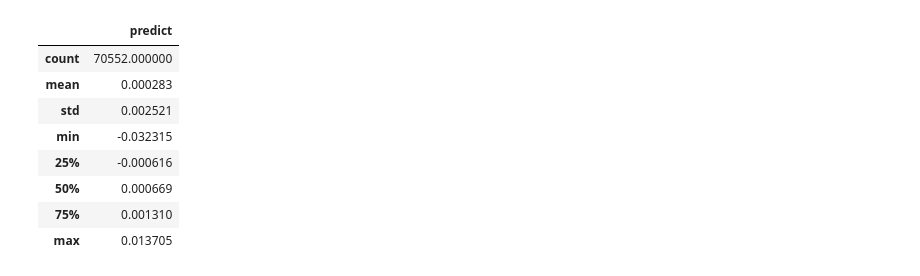
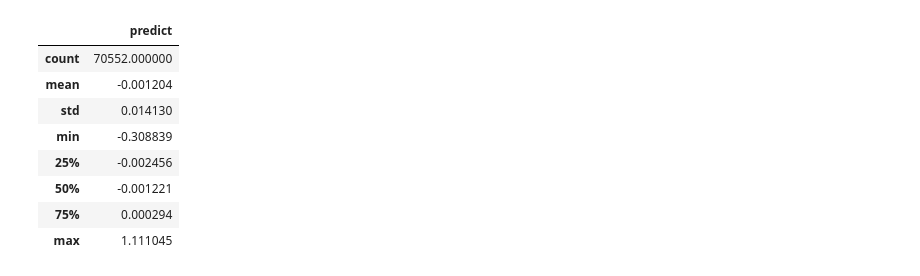
Before and after one commit to HaoningChen/scutquant, a Jupyter notebook: 实践案例/tutorial(dnn).ipynb, the cells around one changed output. Cells and saved outputs as stored; diff of their text form; code cells hidden in the pictures.

```diff
--- a/实践案例/tutorial(dnn).ipynb
+++ b/实践案例/tutorial(dnn).ipynb
@@ -39,7 +39,8 @@ X.describe()
 # %%
 X_test = X[X.index.isin(df_test.index)]
 X = X[~X.index.isin(df_test.index)]
-x_train, x_valid, y_train, y_valid, ymean, ystd = scutquant.auto_process(X, 'label', groupby='instrument', select=False, orth=False)
+x_train, x_valid, y_train, y_valid, _, __ = scutquant.auto_process(X, 'label', groupby='instrument', datetime='datetime',
+                                                                         select=False, orth=False, label_norm=True)
 x_train.describe()
 # %% [output]
 <class 'pandas.core.frame.DataFrame'>
@@ -71,11 +72,17 @@ all works done
 8 rows × 360 columns
 # %%
+# 手动处理测试集
 X_test = X_test.groupby(['instrument']).fillna(method='ffill').dropna()
 x_test = X_test.copy()
 y_test = x_test.pop('label')
 col = x_train.columns
 x_test = x_test[col]
-x_test = scutquant.zscorenorm(x_test)
+x_test = scutquant.zscorenorm(x_test, x_test.groupby("datetime").mean(), x_test.groupby("datetime").std())
+
+ymean = y_test.groupby("instrument").shift(2).groupby("datetime").mean()
+ystd = y_test.groupby("instrument").shift(2).groupby("datetime").std()
+ymean.fillna(0, inplace=True)
+ystd.fillna(1, inplace=True)
 # %%
 from tensorflow.keras import layers, models, optimizers, metrics, regularizers
 
@@ -83,13 +90,15 @@ rmse = metrics.RootMeanSquaredError(name="rmse")
 model = models.Sequential([
     # 第一层: 相当于将原始数据换了一组基，得到新的360个特征, 每个新特征由所有原始特征的线性函数和一个非线性函数swish()合成
     layers.Dense(360, activation='swish', use_bias=False),
-    # 第二层: # 使用新的数据合成因子, 使用swish函数过滤噪声, 并进行正则化
+    # 第二、三层: # 使用新的数据合成因子, 使用swish函数过滤噪声, 并进行正则化
     layers.Dense(1024, activation='swish', use_bias=False, kernel_regularizer=regularizers.l2(0.002)),
     layers.LayerNormalization(),  # 因子标准化
-    # y_hat = W * X + b(岭回归, 加入了l2正则), W是因子收益率, X为因子, b即alpha收益(不随因子变化而变化)
+    layers.Dense(1024, activation='swish', use_bias=False, kernel_regularizer=regularizers.l2(0.002)),
+    layers.LayerNormalization(),  # 因子标准化
+    # 第四层: y_hat = W * X + b(岭回归, 加入了l2正则), W是因子收益率, X为因子, b即alpha收益(不随因子变化而变化)
     layers.Dense(1, kernel_regularizer=regularizers.l2(0.002))
 ])
 model.compile(optimizer=optimizers.Adam(0.0003), loss=metrics.mean_squared_error, metrics=[rmse, 'mae'])
-history = model.fit(x_train, y_train, validation_data=(x_valid, (y_valid-ymean)/ystd), batch_size=128, epochs=20, verbose=1)
+history = model.fit(x_train, y_train, validation_data=(x_valid, y_valid), batch_size=128, epochs=20, verbose=1)
 # %% [output]
 Epoch 1/20
@@ -112,7 +121,7 @@ Epoch 20/20
 # %%
 pred = model.predict(x_test)
 pred = pd.DataFrame(pred, columns=["predict"], index=x_test.index)
-pred += ymean
-pred *= ystd
+pred["predict"] += ymean
+pred["predict"] *= ystd
 pred.describe()
 # %% [output]
@@ -120,12 +129,12 @@ pred.describe()
 |  | predict |
 | count | 70552.000000 |
-| mean | 0.000283 |
-| std | 0.002521 |
-| min | -0.032315 |
-| 25% | -0.000616 |
-| 50% | 0.000669 |
-| 75% | 0.001310 |
-| max | 0.013705 |
+| mean | -0.001204 |
+| std | 0.014130 |
+| min | -0.308839 |
+| 25% | -0.002456 |
+| 50% | -0.001221 |
+| 75% | 0.000294 |
+| max | 1.111045 |
 # %%
 # 使用IC评判拟合优度
 ic, icir, rank_ic, rank_icir = scutquant.ic_ana(pred, y_test, groupby='datetime')
```
Also changed, not shown: parts of 11 cells of this notebook.
